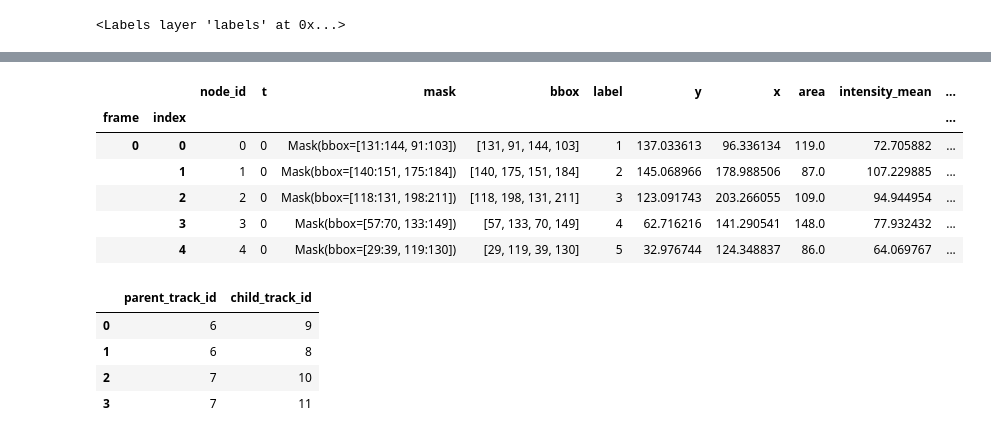
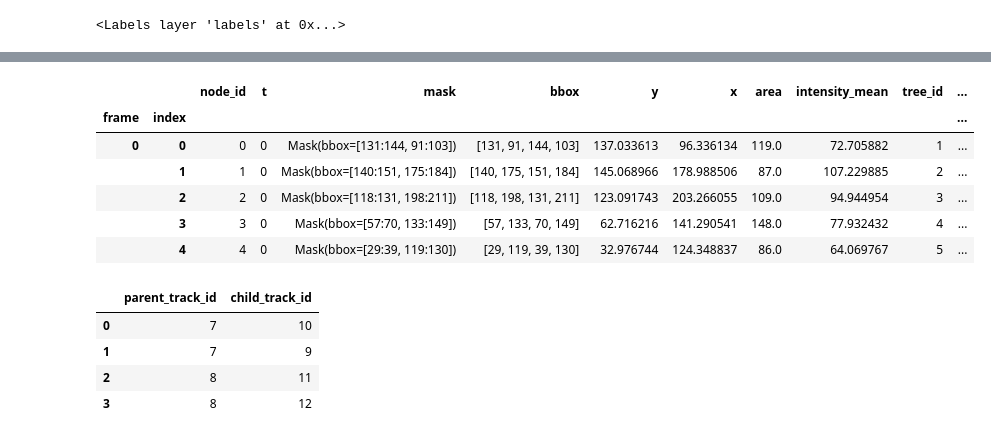
Before and after one commit to yfukai/napari-travali, a Jupyter notebook: examples/create_cell_seg_dataset.ipynb, the cells around one changed output, grey strips where cells are left out. Cells and saved outputs as stored; diff of their text form; code cells hidden in the pictures.

```diff
--- a/examples/create_cell_seg_dataset.ipynb
+++ b/examples/create_cell_seg_dataset.ipynb
@@ -20,7 +20,5 @@ node_op.add_nodes(graph, labels=labels, intensity_image=image)
 # %%
 nodes_df = graph.node_attrs().to_pandas()
 # Expand centroid tuple into separate columns
-centroid_df = pd.DataFrame(nodes_df['centroid'].tolist(), columns=['centroid-y', 'centroid-x'])
-nodes_df = pd.concat([nodes_df.drop(columns=['centroid']), centroid_df], axis=1)
-nodes_df.head()
+nodes_df
 # %% [output]
@@ -33,29 +38,30 @@ nodes_df.head()
 # %%
 lt = LapTrack(
     metric="sqeuclidean",
     cutoff=15**2,
     splitting_metric="sqeuclidean",
     splitting_cutoff=15**2
 )
 track_df, split_df, _ = lt.predict_dataframe(nodes_df,
                                              frame_col='t',
-                                             coordinate_cols=['centroid-y', 'centroid-x'],
-                                             only_coordinate_cols=False)
+                                             coordinate_cols=['y', 'x'],
+                                             only_coordinate_cols=False,
+                                             index_offset=1)
 display(track_df.head())
 display(split_df.head())
 # %% [output]
-|  |  | node_id | t | mask | bbox | label | y | x | area | intensity_mean | ... |
+|  |  | node_id | t | mask | bbox | y | x | area | intensity_mean | tree_id | ... |
 | frame | index |  |  |  |  |  |  |  |  |  | ... |
-| 0 | 0 | 0 | 0 | Mask(bbox=[131:144, 91:103]) | [131, 91, 144, 103] | 1 | 137.033613 | 96.336134 | 119.0 | 72.705882 | ... |
-|  | 1 | 1 | 0 | Mask(bbox=[140:151, 175:184]) | [140, 175, 151, 184] | 2 | 145.068966 | 178.988506 | 87.0 | 107.229885 | ... |
-|  | 2 | 2 | 0 | Mask(bbox=[118:131, 198:211]) | [118, 198, 131, 211] | 3 | 123.091743 | 203.266055 | 109.0 | 94.944954 | ... |
-|  | 3 | 3 | 0 | Mask(bbox=[57:70, 133:149]) | [57, 133, 70, 149] | 4 | 62.716216 | 141.290541 | 148.0 | 77.932432 | ... |
-|  | 4 | 4 | 0 | Mask(bbox=[29:39, 119:130]) | [29, 119, 39, 130] | 5 | 32.976744 | 124.348837 | 86.0 | 64.069767 | ... |
+| 0 | 0 | 0 | 0 | Mask(bbox=[131:144, 91:103]) | [131, 91, 144, 103] | 137.033613 | 96.336134 | 119.0 | 72.705882 | 1 | ... |
+|  | 1 | 1 | 0 | Mask(bbox=[140:151, 175:184]) | [140, 175, 151, 184] | 145.068966 | 178.988506 | 87.0 | 107.229885 | 2 | ... |
+|  | 2 | 2 | 0 | Mask(bbox=[118:131, 198:211]) | [118, 198, 131, 211] | 123.091743 | 203.266055 | 109.0 | 94.944954 | 3 | ... |
+|  | 3 | 3 | 0 | Mask(bbox=[57:70, 133:149]) | [57, 133, 70, 149] | 62.716216 | 141.290541 | 148.0 | 77.932432 | 4 | ... |
+|  | 4 | 4 | 0 | Mask(bbox=[29:39, 119:130]) | [29, 119, 39, 130] | 32.976744 | 124.348837 | 86.0 | 64.069767 | 5 | ... |
 |  | parent_track_id | child_track_id |
-| 0 | 6 | 9 |
-| 1 | 6 | 8 |
-| 2 | 7 | 10 |
-| 3 | 7 | 11 |
+| 0 | 7 | 10 |
+| 1 | 7 | 9 |
+| 2 | 8 | 11 |
+| 3 | 8 | 12 |
 # %%
 track_df2 = track_df.reset_index().sort_values("frame")
 # Updating the graph with track IDs
```
Also changed, not shown: parts of 16 cells of this notebook, 4 other files.
